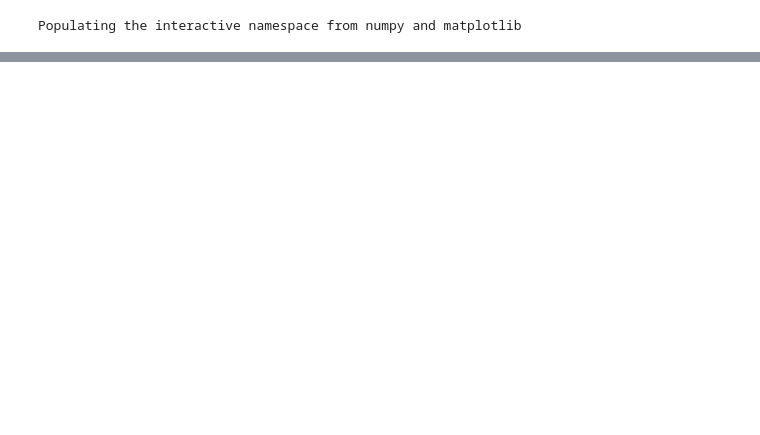
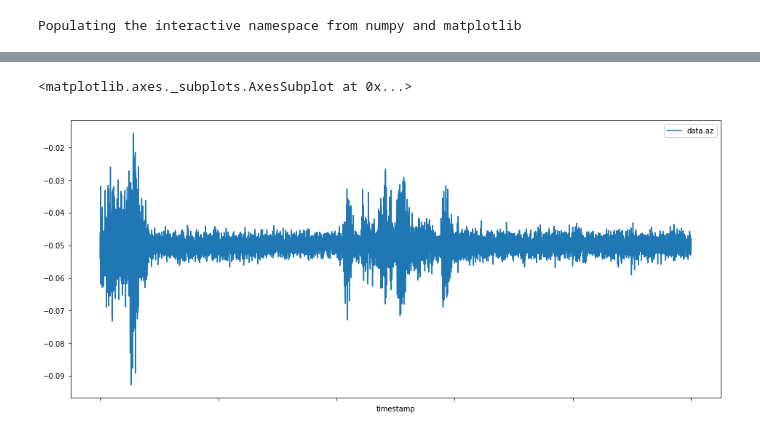
Before and after one commit to NeveIsa/RBCCPS, a Jupyter notebook: analytics/vibration.ipynb, the cells around one changed output, grey strips where cells are left out. Cells and saved outputs as stored; diff of their text form; code cells hidden in the pictures; blank space fills up the shorter version.

```diff
--- a/analytics/vibration.ipynb
+++ b/analytics/vibration.ipynb
@@ -22,0 +14,7 @@ plt.plot(data.timestamp)
+# %%
+temp=data.head(10000)
+# %%
+temp.plot("timestamp","data.az")
+# %% [output]
+<matplotlib.axes._subplots.AxesSubplot at 0x...>
+[figure, added]
```
Also changed, not shown: parts of 4 cells of this notebook.
